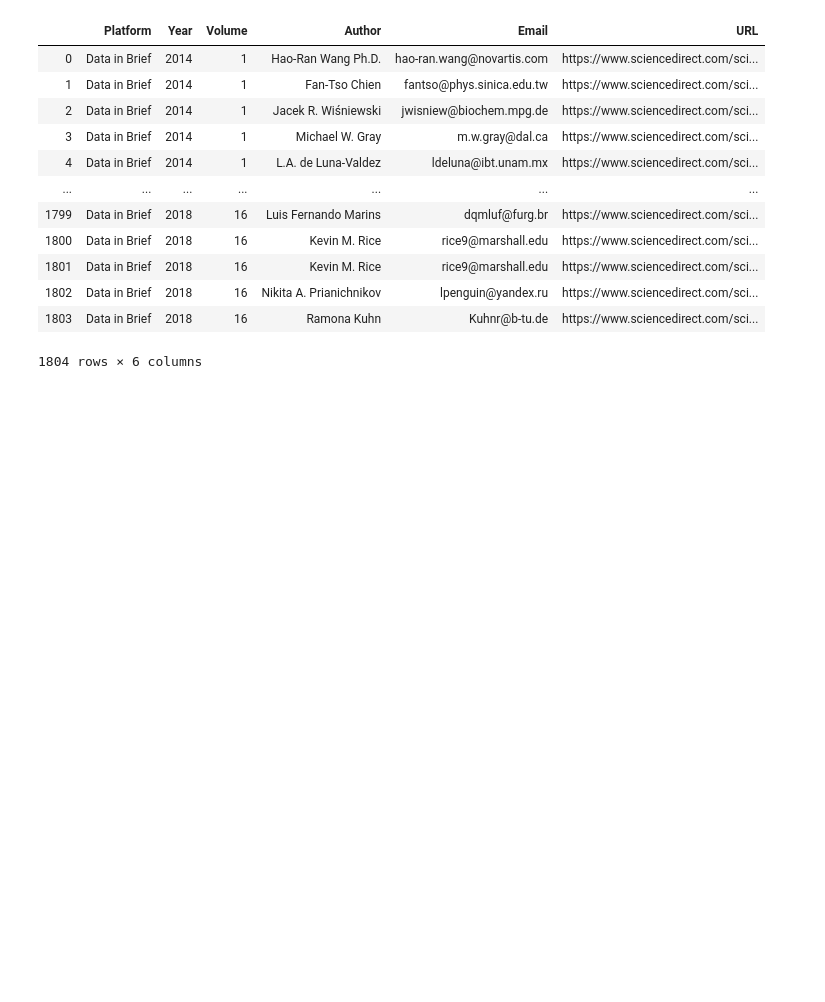
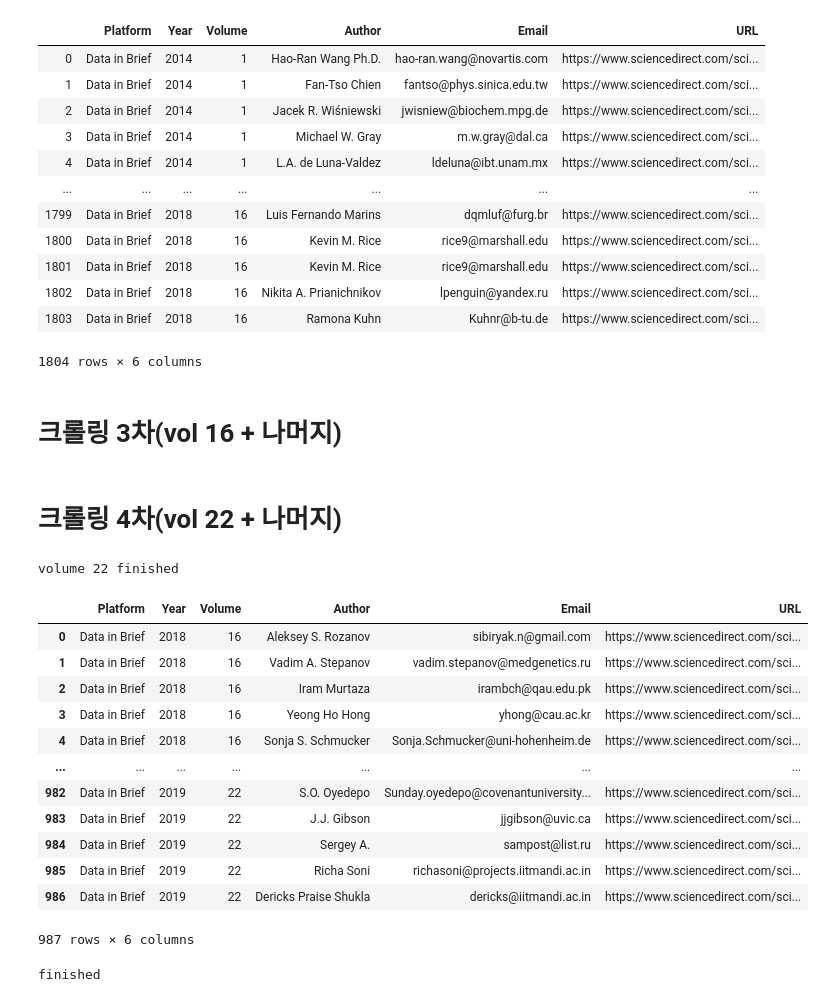
Before and after one commit to soothingni/OEJU, a Jupyter notebook: ArticleCrawler/source/Data_in_Brief.ipynb, the cells around one changed output. Drawn from its saved outputs; the diff is of its cells as text; code cells hidden in the pictures; blank space fills up the shorter version.

Commit message:
Data in Brief vol 16~22

```diff
--- a/ArticleCrawler/source/Data_in_Brief.ipynb
+++ b/ArticleCrawler/source/Data_in_Brief.ipynb
@@ -183,3 +183,72 @@ df
 | 1802 | Data in Brief | 2018 | 16 | Nikita A. Prianichnikov | lpenguin@yandex.ru | https://www.sciencedirect.com/sci... |
 | 1803 | Data in Brief | 2018 | 16 | Ramona Kuhn | Kuhnr@b-tu.de | https://www.sciencedirect.com/sci... |
 1804 rows × 6 columns
+# %% [markdown]
+# 크롤링 3차(vol 16 + 나머지)
+# %% [markdown]
+# 크롤링 4차(vol 22 + 나머지)
+# %%
+for k in range(48, len(article_url)):
+    driver.get(article_url[k])
+    view_more = driver.find_elements_by_class_name('author.size-m.workspace-trigger')
+    if len(view_more) != 0:
+        for item in view_more:
+            envelope = item.find_elements_by_class_name('icon.icon-envelope')
+            if not not envelope:
+                item.click()
+#               wait.until(EC.presence_of_element_located((By.CLASS_NAME, 'WorkspaceAuthor.text-s')))
+#               wait.until(EC.presence_of_element_located((By.CLASS_NAME, 'e-address')))
+                author = driver.find_element_by_class_name('WorkspaceAuthor.text-s').find_element_by_class_name('author').text
+                email = driver.find_element_by_class_name('e-address').text
+                year = driver.find_element_by_class_name('text-xs').text.split()[3].replace(',', '')
+                df = df.append({'Platform': 'Data in Brief', 'Year': year, 'Volume': 22, 'Author': author, 'Email': email, 'URL': article_url[k] }, ignore_index=True)
+#               wait.until(EC.element_to_be_clickable((By.CLASS_NAME, 'icon.icon-cross')))
+                elem = driver.find_element_by_tag_name("body")
+                elem.send_keys(Keys.RETURN)
+print('volume 22 finished')
+# %% [output]
+volume 22 finished
+# %%
+df
+# %% [output]
+|  | Platform | Year | Volume | Author | Email | URL |
+| 0 | Data in Brief | 2018 | 16 | Aleksey S. Rozanov | sibiryak.n@gmail.com | https://www.sciencedirect.com/sci... |
+| 1 | Data in Brief | 2018 | 16 | Vadim A. Stepanov | vadim.stepanov@medgenetics.ru | https://www.sciencedirect.com/sci... |
+| 2 | Data in Brief | 2018 | 16 | Iram Murtaza | irambch@qau.edu.pk | https://www.sciencedirect.com/sci... |
+| 3 | Data in Brief | 2018 | 16 | Yeong Ho Hong | yhong@cau.ac.kr | https://www.sciencedirect.com/sci... |
+| 4 | Data in Brief | 2018 | 16 | Sonja S. Schmucker | Sonja.Schmucker@uni-hohenheim.de | https://www.sciencedirect.com/sci... |
+| ... | ... | ... | ... | ... | ... | ... |
+| 982 | Data in Brief | 2019 | 22 | S.O. Oyedepo | Sunday.oyedepo@covenantuniversity... | https://www.sciencedirect.com/sci... |
+| 983 | Data in Brief | 2019 | 22 | J.J. Gibson | jjgibson@uvic.ca | https://www.sciencedirect.com/sci... |
+| 984 | Data in Brief | 2019 | 22 | Sergey A. | sampost@list.ru | https://www.sciencedirect.com/sci... |
+| 985 | Data in Brief | 2019 | 22 | Richa Soni | richasoni@projects.iitmandi.ac.in | https://www.sciencedirect.com/sci... |
+| 986 | Data in Brief | 2019 | 22 | Dericks Praise Shukla | dericks@iitmandi.ac.in | https://www.sciencedirect.com/sci... |
+987 rows × 6 columns
+# %%
+for i in range(23, 28):
+    url = f"https://www.sciencedirect.com/journal/data-in-brief/vol/{i}/suppl/C"
+    driver.get(url)
+    elem = driver.find_element_by_tag_name("body")
+    elem.send_keys(Keys.PAGE_DOWN)
+    articles = driver.find_elements_by_class_name('anchor.article-content-title.u-margin-xs-top.u-margin-s-bottom')
+    article_url = [article.get_attribute('href') for article in articles]
+    for k in range(len(article_url)):
+        driver.get(article_url[k])
+        view_more = driver.find_elements_by_class_name('author.size-m.workspace-trigger')
+        if len(view_more) != 0:
+            for item in view_more:
+                envelope = item.find_elements_by_class_name('icon.icon-envelope')
+                if not not envelope:
+                    item.click()
+#                     wait.until(EC.presence_of_element_located((By.CLASS_NAME, 'WorkspaceAuthor.text-s')))
+#                     wait.until(EC.presence_of_element_located((By.CLASS_NAME, 'e-address')))
+                    author = driver.find_element_by_class_name('WorkspaceAuthor.text-s').find_element_by_class_name('author').text
+                    email = driver.find_element_by_class_name('e-address').text
+                    year = driver.find_element_by_class_name('text-xs').text.split()[3].replace(',', '')
+                    df = df.append({'Platform': 'Data in Brief', 'Year': year, 'Volume': i, 'Author': author, 'Email': email, 'URL': article_url[k] }, ignore_index=True)
+#                     wait.until(EC.element_to_be_clickable((By.CLASS_NAME, 'icon.icon-cross')))
+                    elem = driver.find_element_by_tag_name("body")
+                    elem.send_keys(Keys.RETURN)    #저자 정보 창 닫기
+print('finished')
+# %% [output]
+finished
```
Also changed, not shown: parts of 4 cells of this notebook, 1 other file.
